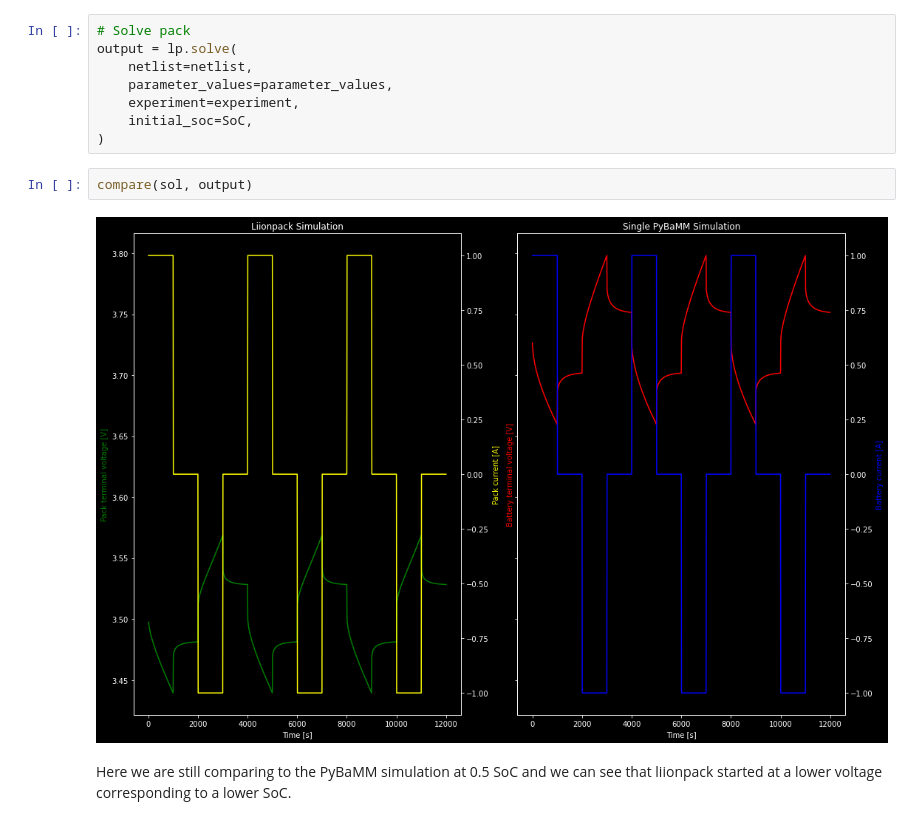
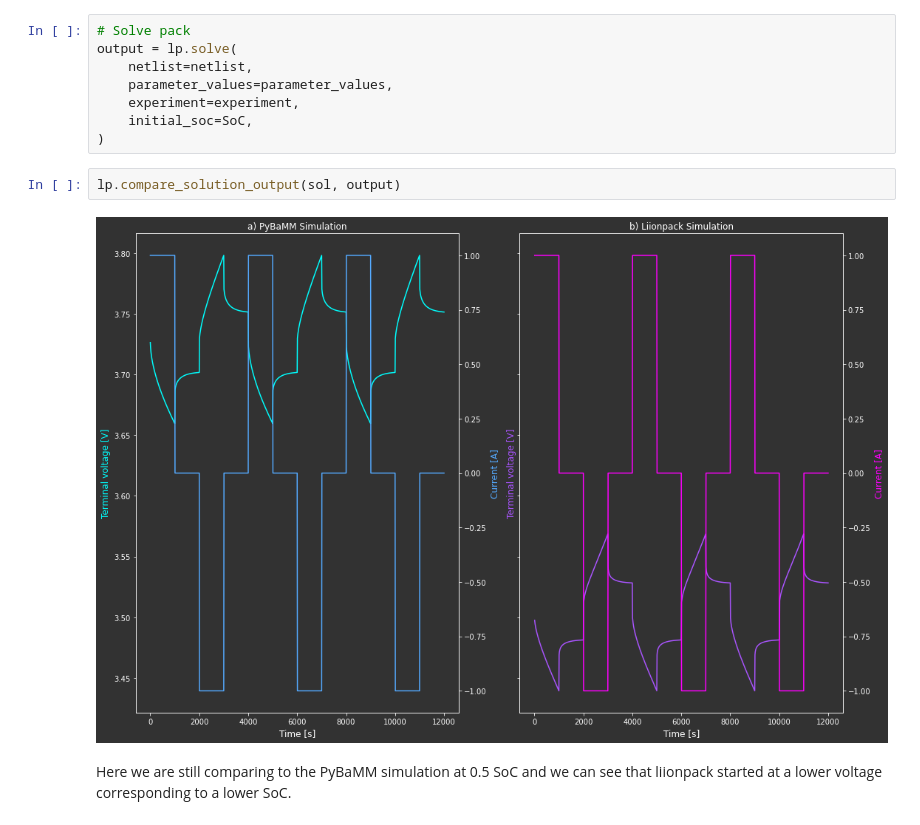
Before and after one commit to pybamm-team/liionpack, a Jupyter notebook: docs/examples/04 Initial SoC.ipynb, the cells around one changed output. Cells and saved outputs as stored; diff of their text form.

```diff
--- a/docs/examples/04 Initial SoC.ipynb
+++ b/docs/examples/04 Initial SoC.ipynb
@@ -98,9 +71,9 @@ output = lp.solve(
     initial_soc=SoC,
 )
 # %%
-compare(sol, output)
+lp.compare_solution_output(sol, output)
 # %% [output]
-[figure, old version]
+[figure, new version]
 # %% [markdown]
 Here we are still comparing to the PyBaMM simulation at 0.5 SoC and we can see that liionpack started at a lower voltage corresponding to a lower SoC.
 # %%
```
Also changed, not shown: parts of 3 cells of this notebook, 6 other files.
